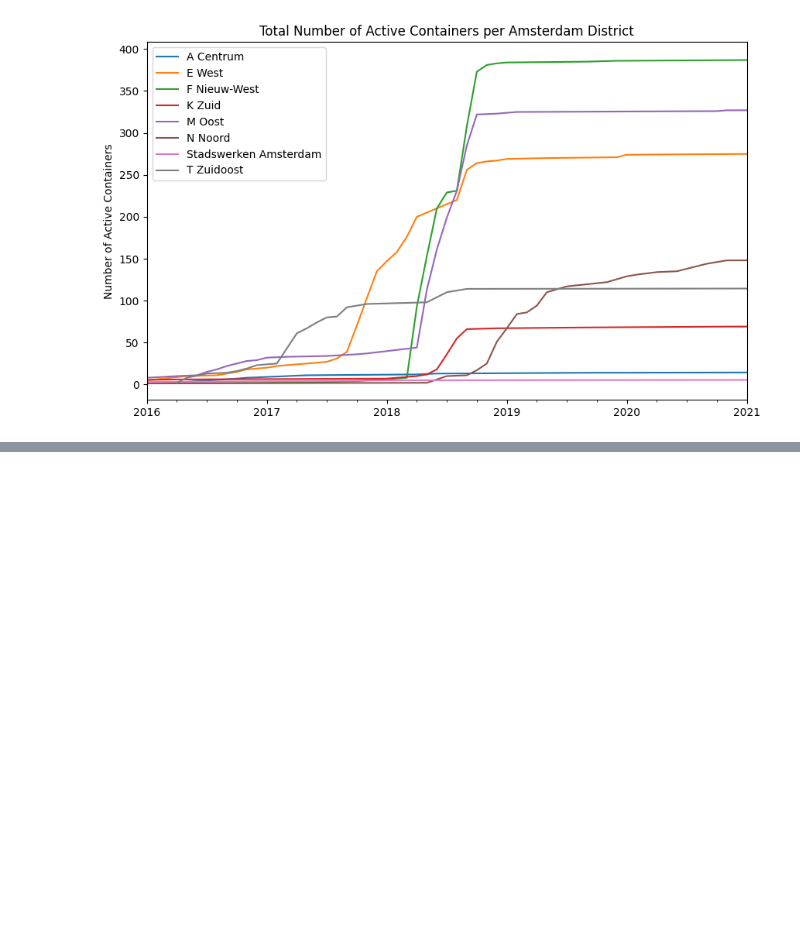
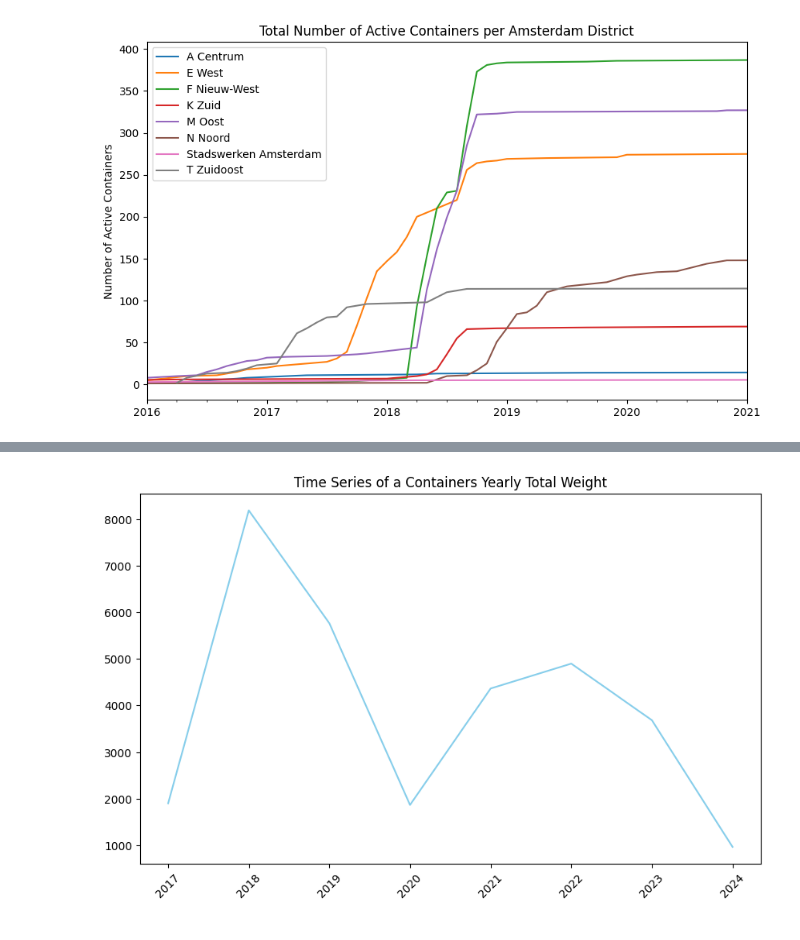
Before and after one commit to Eoghan-O-Neill/Project-Portfolio, a Jupyter notebook: Amsterdam Refuse Analysis.ipynb, the cells around one changed output, grey strips where cells are left out. Cells and saved outputs as stored; diff of their text form; code cells hidden in the pictures; blank space fills up the shorter version.

```diff
--- a/Amsterdam Refuse Analysis.ipynb
+++ b/Amsterdam Refuse Analysis.ipynb
@@ -209,0 +216,2 @@ plt.show()
+# %%
+single = weighing[(weighing.volgnummer == 10000)] # Create a dataset with only the data from one container.
@@ -209,0 +241,6 @@ plt.show()
+# %%
+single.datumWeging = pd.to_datetime(single.datumWeging)
+# %%
+single = single[['volgnummer', 'nettoGewicht', 'datumWeging']]
+# %%
+grouped_data = single.groupby([single.datumWeging.dt.year])['nettoGewicht'].sum()
@@ -209,0 +268,9 @@ plt.show()
+# %%
+fig, ax = plt.subplots(figsize=(10, 6))
+grouped_data.plot(kind='line', color='skyblue')
+plt.xticks(rotation=45)
+plt.xlabel(' ')
+plt.title('Time Series of a Containers Yearly Total Weight')
+plt.show()
+# %% [output]
+[figure, added]
```
Also changed, not shown: parts of 11 cells of this notebook.
